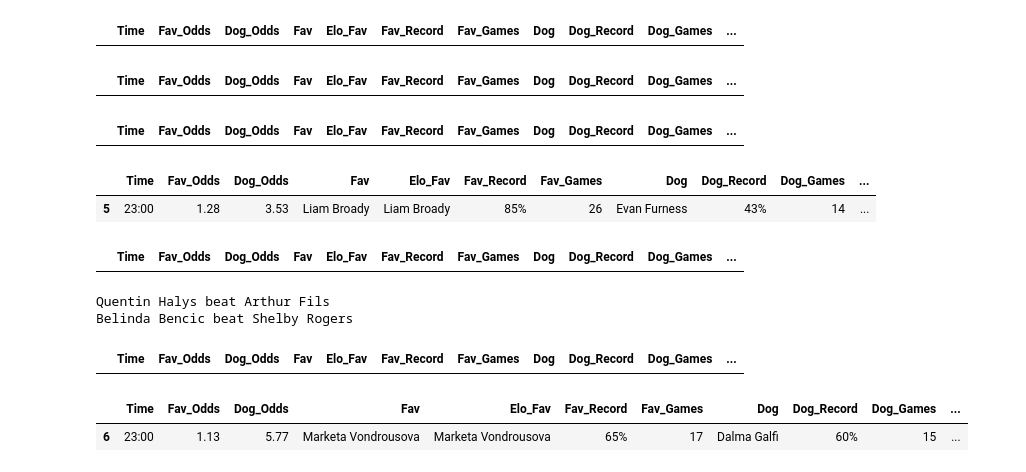
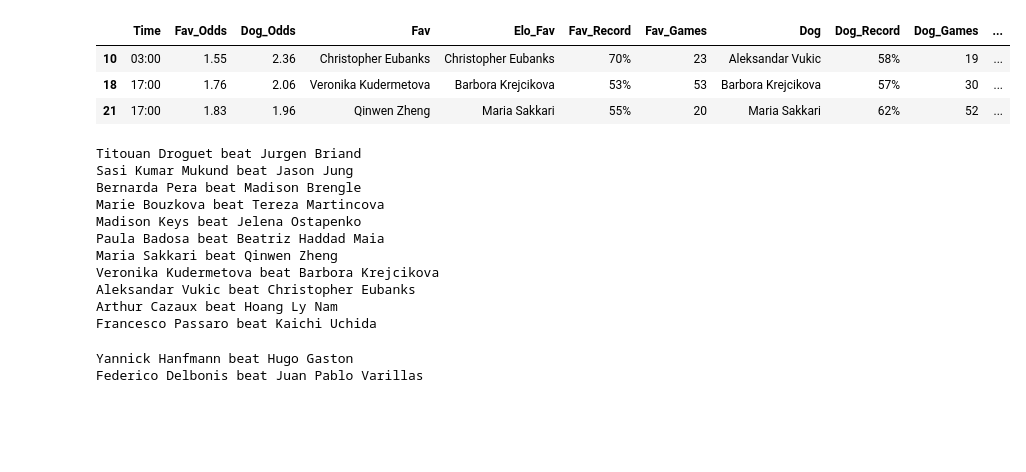
Before and after one commit to Witwolski/tennis_atp, a Jupyter notebook: ranking_analysis_new.ipynb, the cells around one changed output. Cells and saved outputs as stored; diff of their text form; code cells hidden in the pictures; blank space fills up the shorter version.

```diff
--- a/ranking_analysis_new.ipynb
+++ b/ranking_analysis_new.ipynb
@@ -130,10 +130,10 @@ results_clay=get_filtered_data(elo_data_clay,elo_clay)
 def process_serving_data(result_df):
     try:
         # Try to read the 'servers_today.xlsx' file
-        serving = pd.read_excel('servers_today.xlsx')
+        serving = pd.read_csv('mensserving.csv')
 
         # Try to read the 'servers_today_womens.xlsx' file
-        serving_womens = pd.read_excel('servers_today_womens.xlsx')
+        serving_womens = pd.read_csv('womensserving.csv')
 
         # If 'serving_womens' dataframe is not empty, concatenate with 'serving' dataframe
         if serving_womens.empty == False:
@@ -142,7 +142,7 @@ def process_serving_data(result_df):
             serving = serving
 
         # Drop the 'Time' column from the 'serving' dataframe
-        serving = serving.drop(columns='Time')
+        #serving = serving.drop(columns='Time')
     except FileNotFoundError as e:
         # If either of the excel files is not found, print an error message and set serving to None
         print("The required excel file could not be found.")
@@ -152,7 +152,18 @@ def process_serving_data(result_df):
     if serving is not None:
         try:
             # Try to merge the 'result_df' and 'serving' dataframes on the 'Fav' and 'Dog' columns
-            result = pd.merge(result_df, serving, how='left', left_on=['Fav','Dog'], right_on=['Fav','Dog'])
+            result = pd.merge(result_df, serving, how='left', left_on=['Fav'], right_on=['Name'])
+            result = pd.merge(result,serving, how='left', left_on=['Dog'], right_on=['Name'])
+            result.rename(
+        columns={
+            "Service Games Won_x": "Fav_Serve%",
+            "Service Games Won_y": "Dog_Serve%",
+            "Return Games Won_x": "Fav_Return%",
+            "Return Games Won_y": "Dog_Return%",
+        },
+        inplace=True,)
+            result.drop(columns=['Name_x','Name_y'],inplace=True)
+
 
             # Set 'final_hard' to the 'result' dataframe
             result_serving = result
@@ -239,30 +247,13 @@ Error: 'Fav'
 # %%
 final_hard['Fav_Odds']=final_hard['Fav_Odds'].astype(float)
+final_hard['Dog_Odds']=final_hard['Dog_Odds'].astype(float)
-# %%
-final_hard[(final_hard['dog_percent']>0.6)&(final_hard['fav_percent']<0.4)&(final_hard['Fav_Odds']<1.8)]
-# %% [output]
-|  | Time | Fav_Odds | Dog_Odds | Fav | Elo_Fav | Fav_Record | Fav_Games | Dog | Dog_Record | Dog_Games | ... |
-# %%
-#Dog
-final_hard[(final_hard['dog_percent']>0)&(final_hard['dog_percent']<0.6)&(final_hard['fav_percent']>0.2)&(final_hard['fav_percent']<0.3) & (final_hard['Sex']=='Mens')]
-# %% [output]
-|  | Time | Fav_Odds | Dog_Odds | Fav | Elo_Fav | Fav_Record | Fav_Games | Dog | Dog_Record | Dog_Games | ... |
-# %%
-#Fav Pickem
-final_hard[(final_hard['Fav_Odds']>1.8)& (final_hard['Sex']=='Mens')]
-# %% [output]
-|  | Time | Fav_Odds | Dog_Odds | Fav | Elo_Fav | Fav_Record | Fav_Games | Dog | Dog_Record | Dog_Games | ... |
-# %%
-#Fav Low Odds
-final_hard[(final_hard['dog_percent']>0)&(final_hard['dog_percent']<0.5)&(final_hard['fav_percent']>0.8)&(final_hard['Fav_Odds']>1.19)&(final_hard['Fav_Odds']<1.3)& (final_hard['Sex']=='Mens')]
-# %% [output]
-|  | Time | Fav_Odds | Dog_Odds | Fav | Elo_Fav | Fav_Record | Fav_Games | Dog | Dog_Record | Dog_Games | ... |
-| 5 | 23:00 | 1.28 | 3.53 | Liam Broady | Liam Broady | 85% | 26 | Evan Furness | 43% | 14 | ... |
-# %%
-#Fav Low Odds
-final_hard[(final_hard['dog_percent']<0.9)&(final_hard['dog_percent']>0.5)&(final_hard['fav_percent']>0.8)&(final_hard['Fav_Odds']>1.19)&(final_hard['Fav_Odds']<1.3)& (final_hard['Sex']=='Mens')]
-# %% [output]
-|  | Time | Fav_Odds | Dog_Odds | Fav | Elo_Fav | Fav_Record | Fav_Games | Dog | Dog_Record | Dog_Games | ... |
+# %%
+final_hard[(final_hard['Fav_Serve%']>final_hard['Dog_Serve%'])&(final_hard['Dog_Return%']>10)&(final_hard['Fav_Serve%']>0)&(final_hard['Dog_Odds']<2.5)&(final_hard['Dog_Serve%']>70)]
+# %% [output]
+|  | Time | Fav_Odds | Dog_Odds | Fav | Elo_Fav | Fav_Record | Fav_Games | Dog | Dog_Record | Dog_Games | ... |
+| 10 | 03:00 | 1.55 | 2.36 | Christopher Eubanks | Christopher Eubanks | 70% | 23 | Aleksandar Vukic | 58% | 19 | ... |
+| 18 | 17:00 | 1.76 | 2.06 | Veronika Kudermetova | Barbora Krejcikova | 53% | 53 | Barbora Krejcikova | 57% | 30 | ... |
+| 21 | 17:00 | 1.83 | 1.96 | Qinwen Zheng | Maria Sakkari | 55% | 20 | Maria Sakkari | 62% | 52 | ... |
 # %%
 for _,i in elo_data_hard.iterrows():
     check1=elo_hard[((elo_hard['Winner']==i.Winner)&(elo_hard['Loser']==i.Loser))|((elo_hard['Loser']==i.Winner)&(elo_hard['Winner']==i.Loser))]
@@ -270,22 +261,23 @@ for _,i in elo_data_hard.iterrows():
         for _, x in check1.iterrows():
             print(f"{x.Winner} beat {x.Loser}")
 # %% [output]
-Quentin Halys beat Arthur Fils
-Belinda Bencic beat Shelby Rogers
+Titouan Droguet beat Jurgen Briand
+Sasi Kumar Mukund beat Jason Jung
+Bernarda Pera beat Madison Brengle
+Marie Bouzkova beat Tereza Martincova
+Madison Keys beat Jelena Ostapenko
+Paula Badosa beat Beatriz Haddad Maia
+Maria Sakkari beat Qinwen Zheng
+Veronika Kudermetova beat Barbora Krejcikova
+Aleksandar Vukic beat Christopher Eubanks
+Arthur Cazaux beat Hoang Ly Nam
+Francesco Passaro beat Kaichi Uchida
 # %%
 for _,i in elo_data_clay.iterrows():
     check1=elo_clay[((elo_clay['Winner']==i.Winner)&(elo_clay['Loser']==i.Loser))|((elo_clay['Loser']==i.Winner)&(elo_clay['Winner']==i.Loser))]
     if check1.empty==False:
         for _, x in check1.iterrows():
             print(f"{x.Winner} beat {x.Loser}")
+# %% [output]
+Yannick Hanfmann beat Hugo Gaston
+Federico Delbonis beat Juan Pablo Varillas
-# %%
-#Women Low Odds Fav
-final_hard[((final_hard['dog_percent']>0.2)&(final_hard['fav_percent']<0.7)&(final_hard['Fav_Odds']>1.19)&(final_hard['Fav_Odds']<1.3)&(final_hard['Sex']=='Womens'))|((final_hard['dog_percent']<0.4)&(final_hard['fav_percent']>0.6)&(final_hard['Fav_Odds']>1.19)&(final_hard['Fav_Odds']<1.3)&(final_hard['Sex']=='Womens'))]
-# %% [output]
-|  | Time | Fav_Odds | Dog_Odds | Fav | Elo_Fav | Fav_Record | Fav_Games | Dog | Dog_Record | Dog_Games | ... |
-# %%
-#Women Dog
-final_hard[((final_hard['dog_percent']>0.5)&(final_hard['fav_percent']<0.7)&(final_hard['Sex']=='Womens'))|((final_hard['dog_percent']>0.6)&(final_hard['fav_percent']<0.6)&(final_hard['Sex']=='Womens'))]
-# %% [output]
-|  | Time | Fav_Odds | Dog_Odds | Fav | Elo_Fav | Fav_Record | Fav_Games | Dog | Dog_Record | Dog_Games | ... |
-| 6 | 23:00 | 1.13 | 5.77 | Marketa Vondrousova | Marketa Vondrousova | 65% | 17 | Dalma Galfi | 60% | 15 | ... |
```
Also changed, not shown: parts of 13 cells of this notebook, 2 other files.
